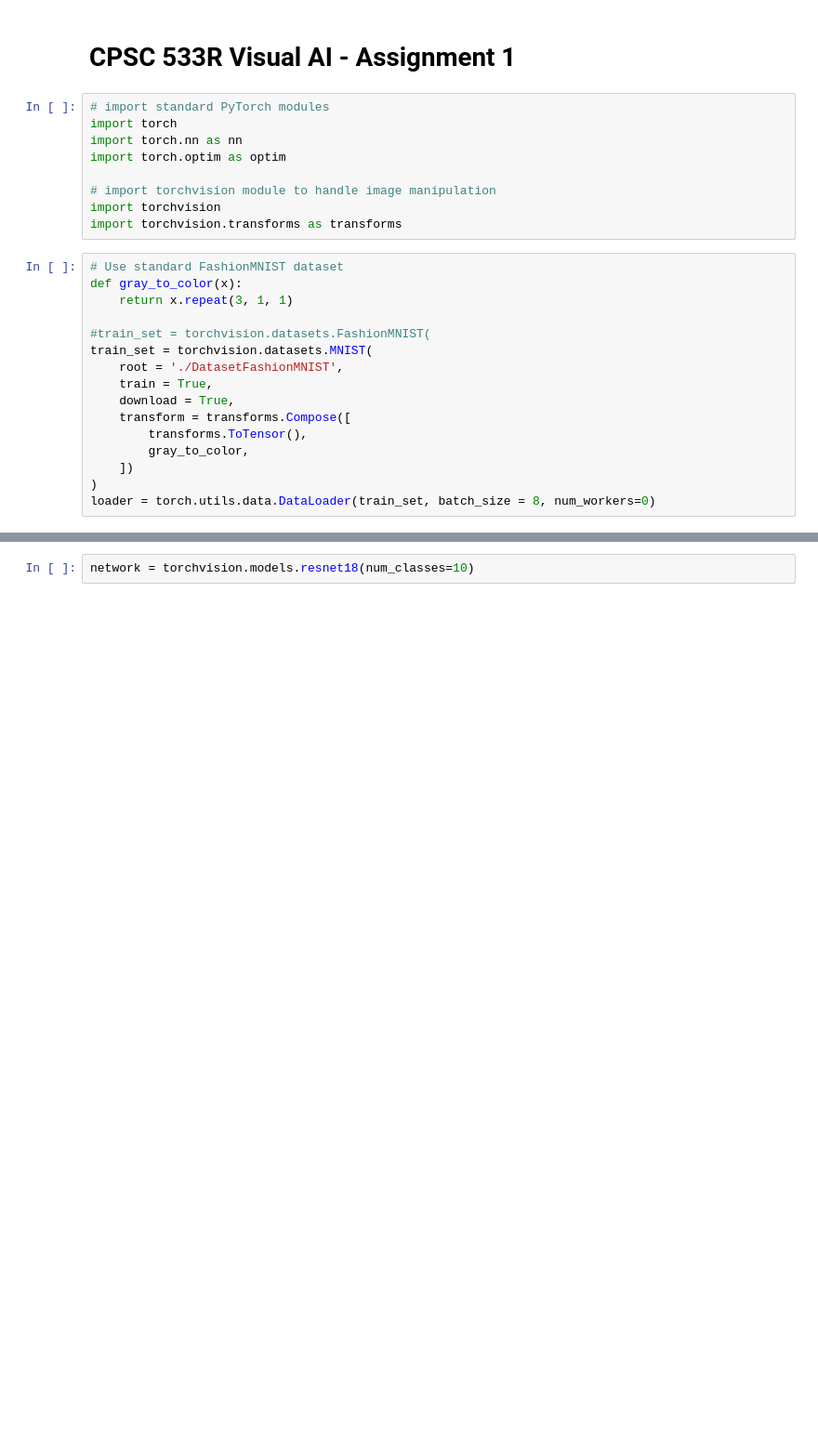
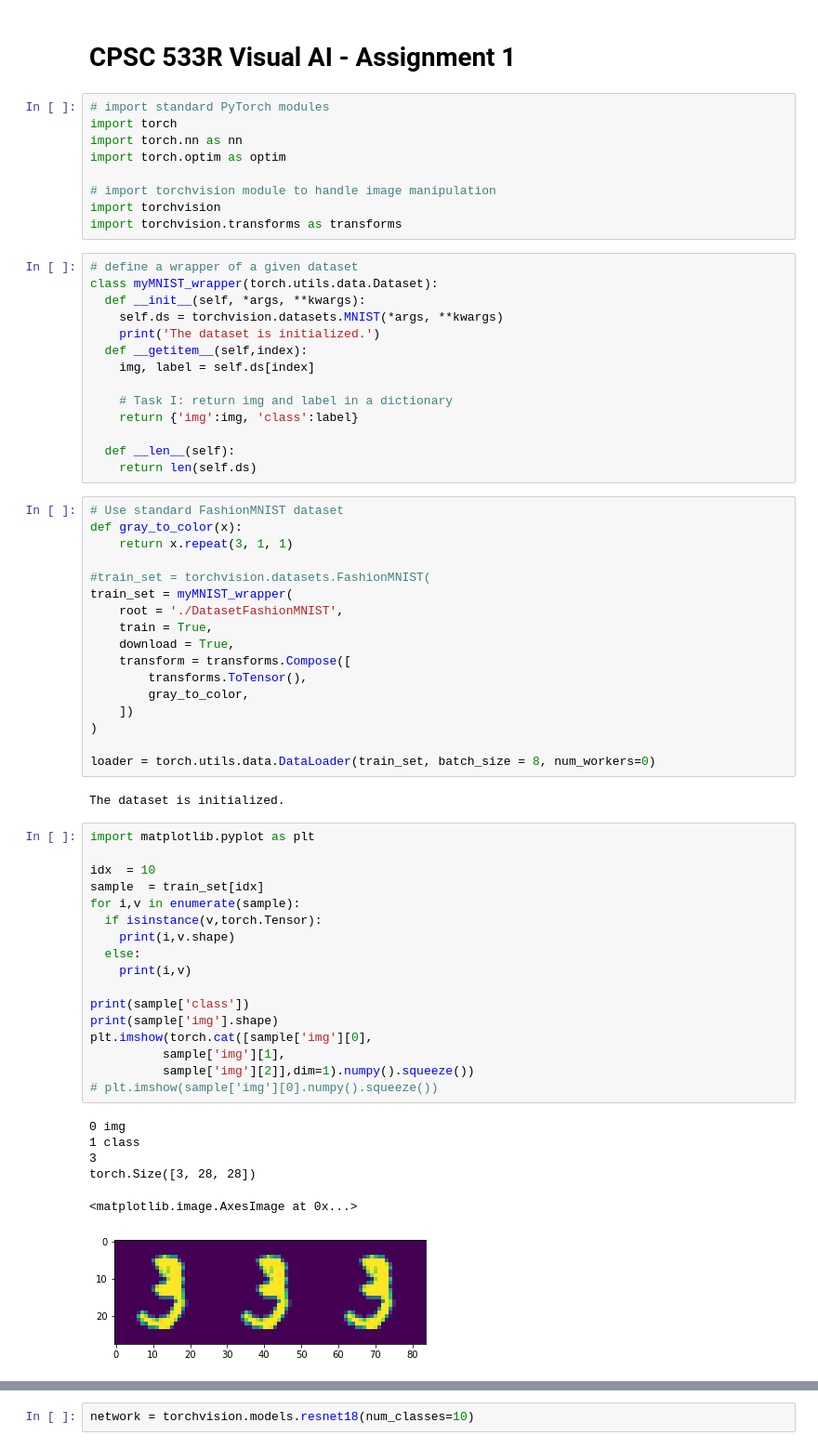
Before and after one commit to xinmiaow/CPSC533R, a Jupyter notebook: Assignment01/assignment1.ipynb, the cells around one changed output, grey strips where cells are left out. Shown: that part at 93% size. Drawn from its saved outputs; the diff is of its cells as text; blank space fills up the shorter version.

```diff
--- a/Assignment01/assignment1.ipynb
+++ b/Assignment01/assignment1.ipynb
@@ -9,13 +9,27 @@ import torch.optim as optim
 # import torchvision module to handle image manipulation
 import torchvision
 import torchvision.transforms as transforms
+# %%
+# define a wrapper of a given dataset
+class myMNIST_wrapper(torch.utils.data.Dataset):
+  def __init__(self, *args, **kwargs):
+    self.ds = torchvision.datasets.MNIST(*args, **kwargs)
+    print('The dataset is initialized.')
+  def __getitem__(self,index):
+    img, label = self.ds[index]
+
+    # Task I: return img and label in a dictionary
+    return {'img':img, 'class':label}
+
+  def __len__(self):
+    return len(self.ds)
 # %%
 # Use standard FashionMNIST dataset
 def gray_to_color(x):
     return x.repeat(3, 1, 1)
 
 #train_set = torchvision.datasets.FashionMNIST(
-train_set = torchvision.datasets.MNIST(
+train_set = myMNIST_wrapper(
     root = './DatasetFashionMNIST',
     train = True,
     download = True,
@@ -24,4 +38,31 @@ train_set = torchvision.datasets.MNIST(
         gray_to_color,
     ])
 )
+
 loader = torch.utils.data.DataLoader(train_set, batch_size = 8, num_workers=0)
+# %% [output]
+The dataset is initialized.
+# %%
+import matplotlib.pyplot as plt
+
+idx  = 10
+sample  = train_set[idx]
+for i,v in enumerate(sample):
+  if isinstance(v,torch.Tensor):
+    print(i,v.shape)
+  else:
+    print(i,v)
+
+print(sample['class'])
+print(sample['img'].shape)
+plt.imshow(torch.cat([sample['img'][0],
+          sample['img'][1],
+          sample['img'][2]],dim=1).numpy().squeeze())
+# plt.imshow(sample['img'][0].numpy().squeeze())
+# %% [output]
+0 img
+1 class
+3
+torch.Size([3, 28, 28])
+<matplotlib.image.AxesImage at 0x...>
+[figure, added]
```
Also changed, not shown: parts of 3 cells of this notebook.
